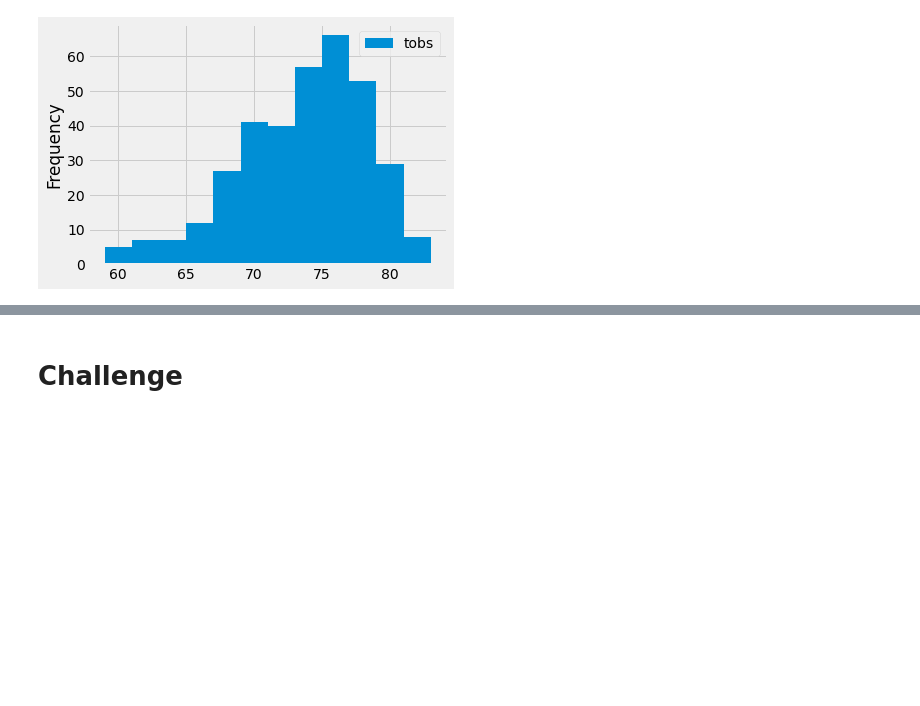
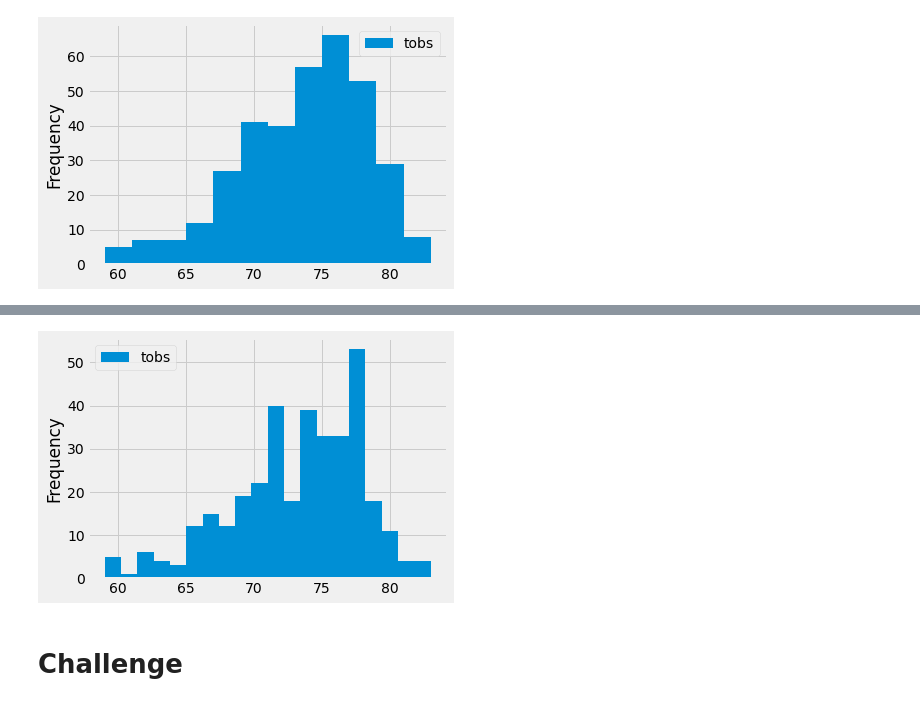
Before and after one commit to zoomdmartin02/Surfs-Up, a Jupyter notebook: climate_analysis.ipynb, the cells around one changed output, grey strips where cells are left out. Cells and saved outputs as stored; diff of their text form; code cells hidden in the pictures; blank space fills up the shorter version.

```diff
--- a/climate_analysis.ipynb
+++ b/climate_analysis.ipynb
@@ -115,3 +120,8 @@ plt.tight_layout()
+# %%
+df.plot.hist(bins=20)
+plt.tight_layout()
+# %% [output]
+[figure, added]
 # %%
 # Write a function called `calc_temps` that will accept start date and end date in the format '%Y-%m-%d'
 # and return the minimum, average, and maximum temperatures for that range of dates
```
Also changed, not shown: parts of 1 cell of this notebook, 1 other file.
